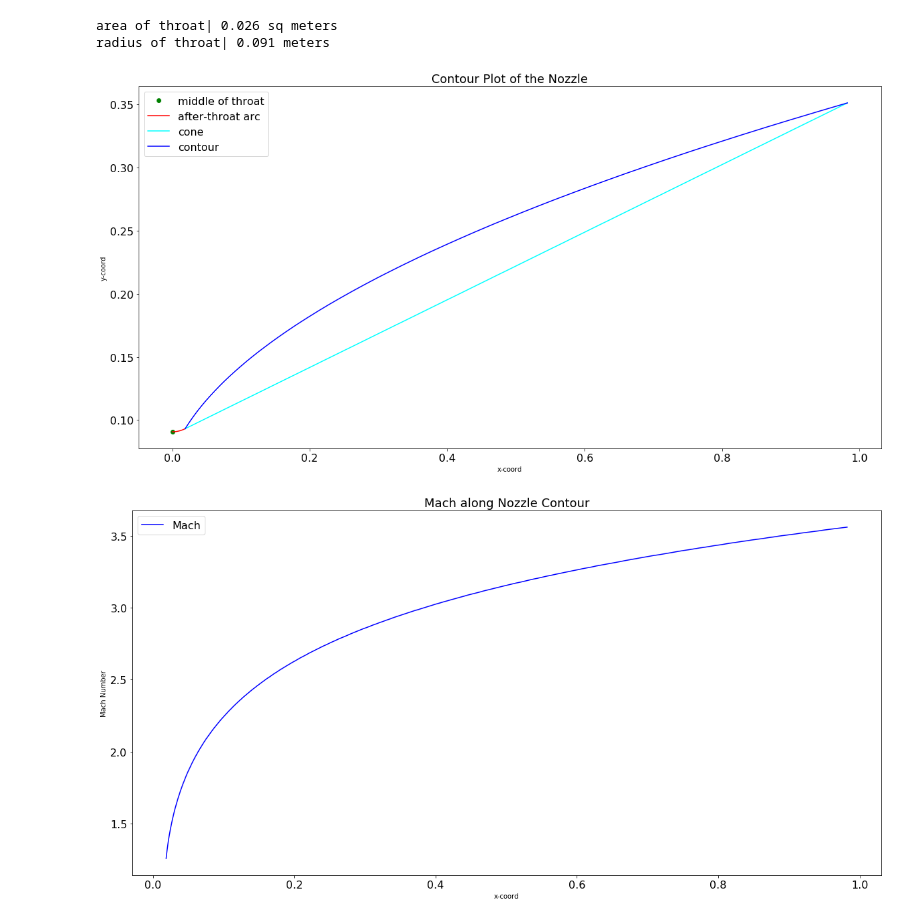
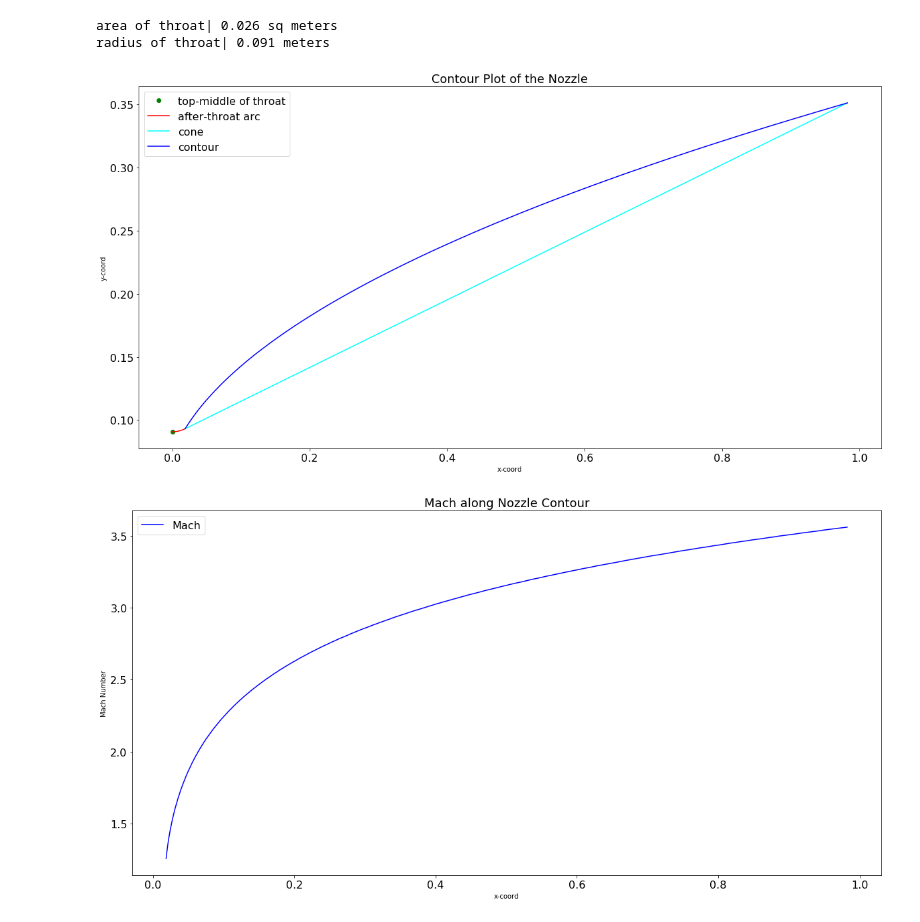
Before and after one commit to BananaBonanza/rocketProp, a Jupyter notebook: aae439Hw3.ipynb, the cells around one changed output. Drawn from its saved outputs; the diff is of its cells as text; code cells hidden in the pictures.

```diff
--- a/aae439Hw3.ipynb
+++ b/aae439Hw3.ipynb
@@ -223,30 +223,30 @@ radius of throat| 0.091 meters
 # %%
 ####### CONTOUR PLOT ########
 plt.figure(figsize=(20,10))
 plt.rc('xtick', labelsize=16)
 plt.rc('ytick', labelsize=16)
 #
-plt.plot(0,r_t,'ro', color='green',label='middle of throat')
+plt.plot(0,r_t,'ro', color='green',label='top-middle of throat')
 plt.plot(wtdX, wtdY, '-', color='red', label='after-throat arc')
 plt.plot([wtdX[-1],noz_x],[wtdY[-1],r_e],'-',color='cyan', label='cone')
 #
 #plt.plot(nozConX,nozConY,'-', color='purple')
 #plt.plot([item[0] for item in nozConXY],[item[1] for item in nozConXY],'-',color='purple')
 plt.plot([item[0] for item in nozXYRot],[item[1] for item in nozXYRot],'-',color = 'blue',label = 'contour')
 #
 plt.title('Contour Plot of the Nozzle', fontsize=18)
 #plt.xlim(0,0.05)
 #plt.ylim(0,0.1)
 plt.xlabel('x-coord')
 plt.ylabel('y-coord')
 plt.legend(loc=2, fontsize=16)
 #
 #plt.savefig('figure')
 #
 plt.show()
 plt.close()
 # %% [output]
-[figure, old version]
+[figure, new version]
 # %%
 ####### MACH/PRESSURE PLOT ########
 ## Finding values for area, mach, and static pressure
```
Also changed, not shown: parts of 18 cells of this notebook.
